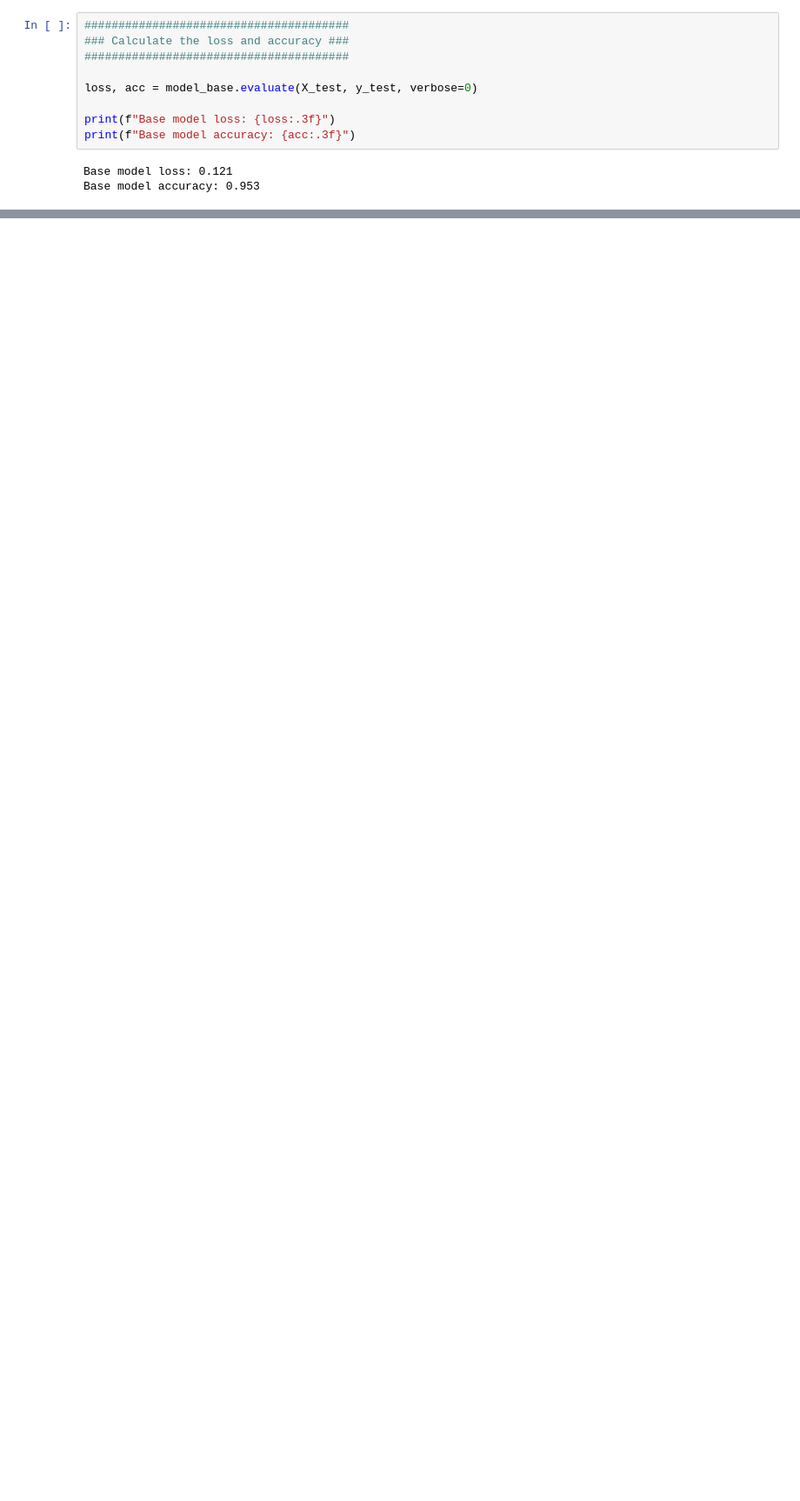
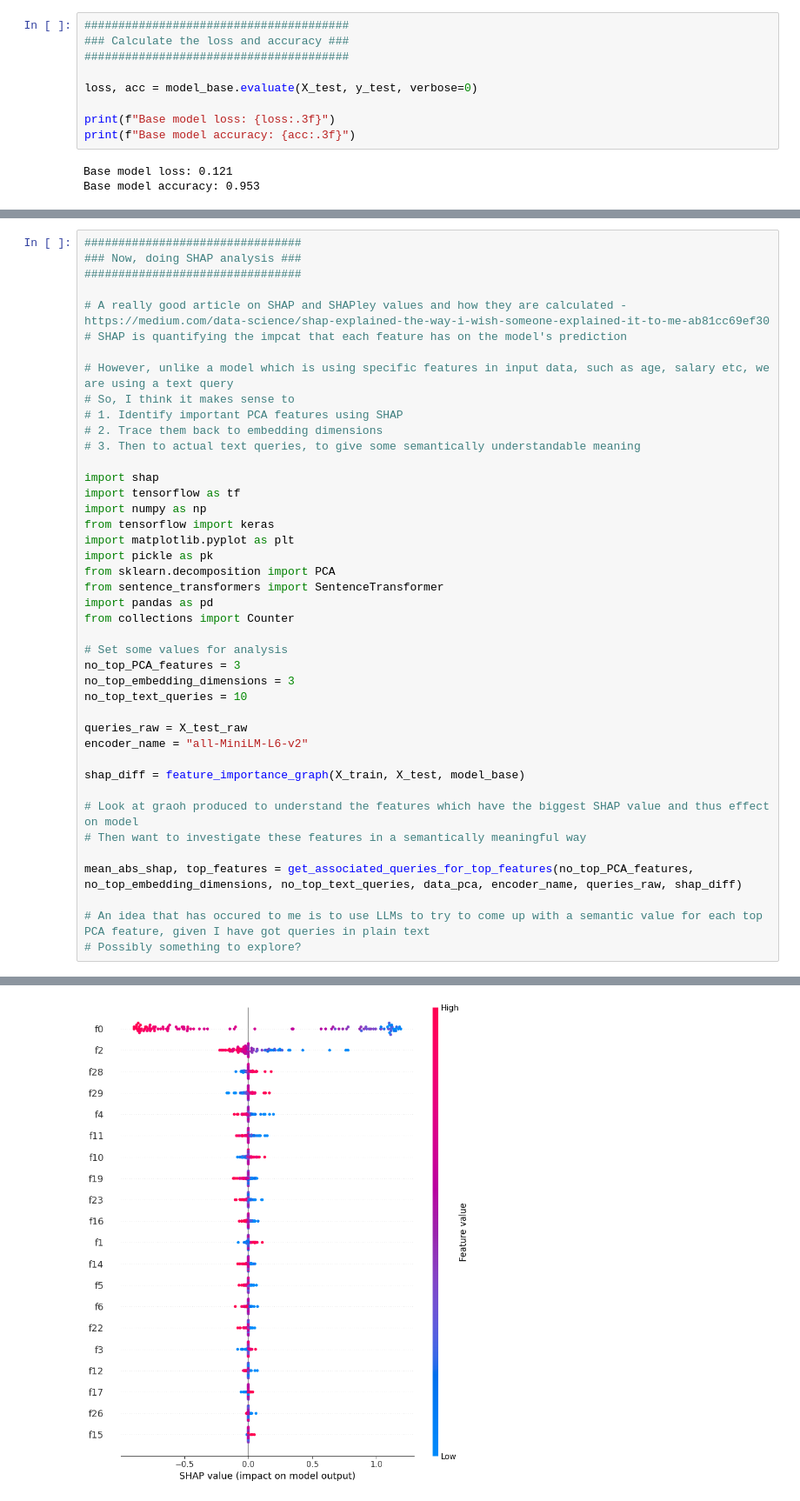
Before and after one commit to sgh4000/NLPSafeAI, a Jupyter notebook: Lab1and2_newdataset.ipynb, the cells around one changed output, grey strips where cells are left out. Shown: that part at 87% size. Saved outputs shown, nothing was run; the diff lists cells and outputs as text; blank space fills up the shorter version.

```diff
--- a/Lab1and2_newdataset.ipynb
+++ b/Lab1and2_newdataset.ipynb
@@ -368,0 +594,43 @@ Base model accuracy: 0.953
+# %%
+################################
+### Now, doing SHAP analysis ###
+################################
+
+# A really good article on SHAP and SHAPley values and how they are calculated - https://medium.com/data-science/shap-explained-the-way-i-wish-someone-explained-it-to-me-ab81cc69ef30
+# SHAP is quantifying the impcat that each feature has on the model's prediction
+
+# However, unlike a model which is using specific features in input data, such as age, salary etc, we are using a text query
+# So, I think it makes sense to
+# 1. Identify important PCA features using SHAP
+# 2. Trace them back to embedding dimensions
+# 3. Then to actual text queries, to give some semantically understandable meaning
+
+import shap
+import tensorflow as tf
+import numpy as np
+from tensorflow import keras
+import matplotlib.pyplot as plt
+import pickle as pk
+from sklearn.decomposition import PCA
+from sentence_transformers import SentenceTransformer
+import pandas as pd
+from collections import Counter
+
+# Set some values for analysis
+no_top_PCA_features = 3
+no_top_embedding_dimensions = 3
+no_top_text_queries = 10
+
+queries_raw = X_test_raw
+encoder_name = "all-MiniLM-L6-v2"
+
+shap_diff = feature_importance_graph(X_train, X_test, model_base)
+
+# Look at graoh produced to understand the features which have the biggest SHAP value and thus effect on model
+# Then want to investigate these features in a semantically meaningful way
+
+mean_abs_shap, top_features = get_associated_queries_for_top_features(no_top_PCA_features, no_top_embedding_dimensions, no_top_text_queries, data_pca, encoder_name, queries_raw, shap_diff)
+
+# An idea that has occured to me is to use LLMs to try to come up with a semantic value for each top PCA feature, given I have got queries in plain text
+# Possibly something to explore?
+# %% [output]
@@ -368,0 +655 @@ Base model accuracy: 0.953
+[figure, added]
```
Also changed, not shown: parts of 5 cells of this notebook.
